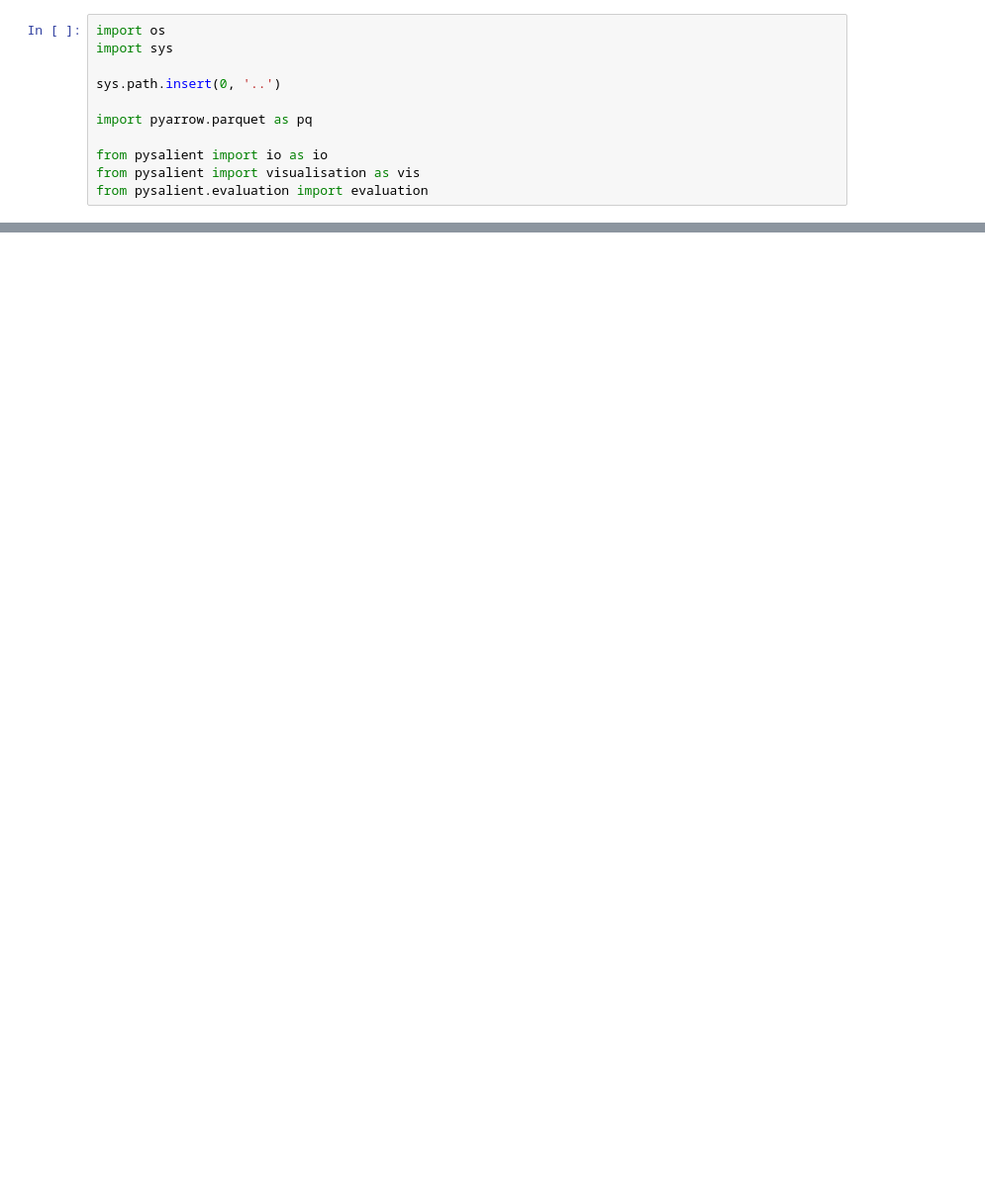
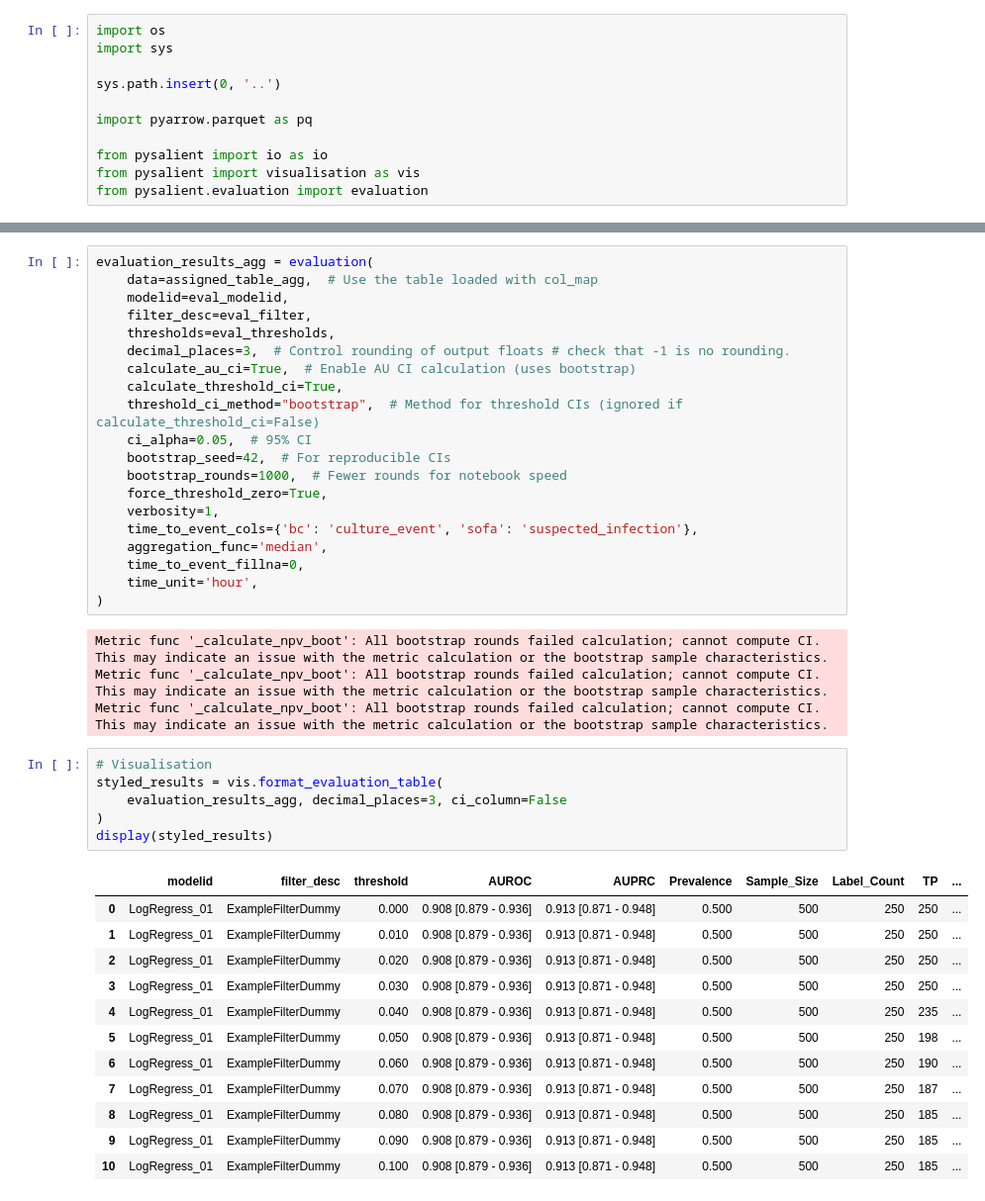
Before and after one commit to esalient/pysalient, a Jupyter notebook: examples/test.ipynb, the cells around one changed output, grey strips where cells are left out. Shown at 99% size. Saved outputs shown, nothing was run; the diff lists cells and outputs as text; blank space fills up the shorter version.

Commit message:
progressed 20-rebase-time-to-dimention

```diff
--- a/examples/test.ipynb
+++ b/examples/test.ipynb
@@ -115,0 +220,43 @@ display(styled_results)
+# %%
+evaluation_results_agg = evaluation(
+    data=assigned_table_agg,  # Use the table loaded with col_map
+    modelid=eval_modelid,
+    filter_desc=eval_filter,
+    thresholds=eval_thresholds,
+    decimal_places=3,  # Control rounding of output floats # check that -1 is no rounding.
+    calculate_au_ci=True,  # Enable AU CI calculation (uses bootstrap)
+    calculate_threshold_ci=True,
+    threshold_ci_method="bootstrap",  # Method for threshold CIs (ignored if calculate_threshold_ci=False)
+    ci_alpha=0.05,  # 95% CI
+    bootstrap_seed=42,  # For reproducible CIs
+    bootstrap_rounds=1000,  # Fewer rounds for notebook speed
+    force_threshold_zero=True,
+    verbosity=1,
+    time_to_event_cols={'bc': 'culture_event', 'sofa': 'suspected_infection'},
+    aggregation_func='median',
+    time_to_event_fillna=0,
+    time_unit='hour',
+)
+# %% [output]
+Metric func '_calculate_npv_boot': All bootstrap rounds failed calculation; cannot compute CI. This may indicate an issue with the metric calculation or the bootstrap sample characteristics.
+Metric func '_calculate_npv_boot': All bootstrap rounds failed calculation; cannot compute CI. This may indicate an issue with the metric calculation or the bootstrap sample characteristics.
+Metric func '_calculate_npv_boot': All bootstrap rounds failed calculation; cannot compute CI. This may indicate an issue with the metric calculation or the bootstrap sample characteristics.
+# %%
+# Visualisation
+styled_results = vis.format_evaluation_table(
+    evaluation_results_agg, decimal_places=3, ci_column=False
+)
+display(styled_results)
+# %% [output]
+|  | modelid | filter_desc | threshold | AUROC | AUPRC | Prevalence | Sample_Size | Label_Count | TP | ... |
+| 0 | LogRegress_01 | ExampleFilterDummy | 0.000 | 0.908 [0.879 - 0.936] | 0.913 [0.871 - 0.948] | 0.500 | 500 | 250 | 250 | ... |
+| 1 | LogRegress_01 | ExampleFilterDummy | 0.010 | 0.908 [0.879 - 0.936] | 0.913 [0.871 - 0.948] | 0.500 | 500 | 250 | 250 | ... |
+| 2 | LogRegress_01 | ExampleFilterDummy | 0.020 | 0.908 [0.879 - 0.936] | 0.913 [0.871 - 0.948] | 0.500 | 500 | 250 | 250 | ... |
+| 3 | LogRegress_01 | ExampleFilterDummy | 0.030 | 0.908 [0.879 - 0.936] | 0.913 [0.871 - 0.948] | 0.500 | 500 | 250 | 250 | ... |
+| 4 | LogRegress_01 | ExampleFilterDummy | 0.040 | 0.908 [0.879 - 0.936] | 0.913 [0.871 - 0.948] | 0.500 | 500 | 250 | 235 | ... |
+| 5 | LogRegress_01 | ExampleFilterDummy | 0.050 | 0.908 [0.879 - 0.936] | 0.913 [0.871 - 0.948] | 0.500 | 500 | 250 | 198 | ... |
+| 6 | LogRegress_01 | ExampleFilterDummy | 0.060 | 0.908 [0.879 - 0.936] | 0.913 [0.871 - 0.948] | 0.500 | 500 | 250 | 190 | ... |
+| 7 | LogRegress_01 | ExampleFilterDummy | 0.070 | 0.908 [0.879 - 0.936] | 0.913 [0.871 - 0.948] | 0.500 | 500 | 250 | 187 | ... |
+| 8 | LogRegress_01 | ExampleFilterDummy | 0.080 | 0.908 [0.879 - 0.936] | 0.913 [0.871 - 0.948] | 0.500 | 500 | 250 | 185 | ... |
+| 9 | LogRegress_01 | ExampleFilterDummy | 0.090 | 0.908 [0.879 - 0.936] | 0.913 [0.871 - 0.948] | 0.500 | 500 | 250 | 185 | ... |
+| 10 | LogRegress_01 | ExampleFilterDummy | 0.100 | 0.908 [0.879 - 0.936] | 0.913 [0.871 - 0.948] | 0.500 | 500 | 250 | 185 | ... |
```
Also changed, not shown: parts of 6 cells of this notebook, 3 other files.
